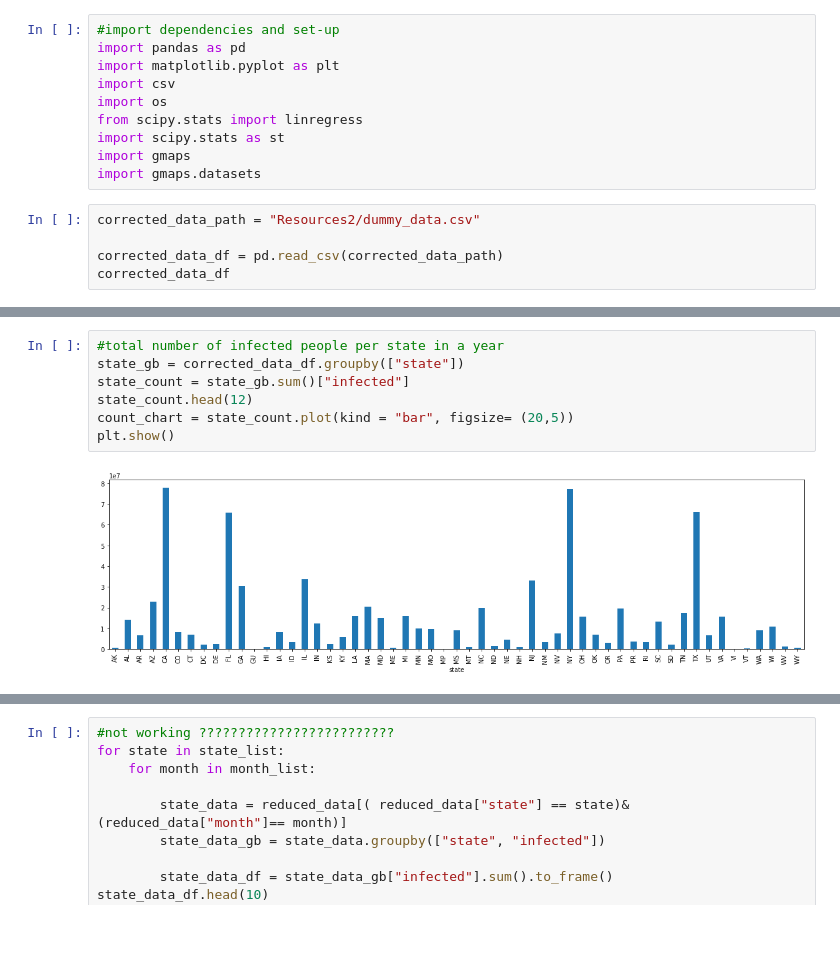
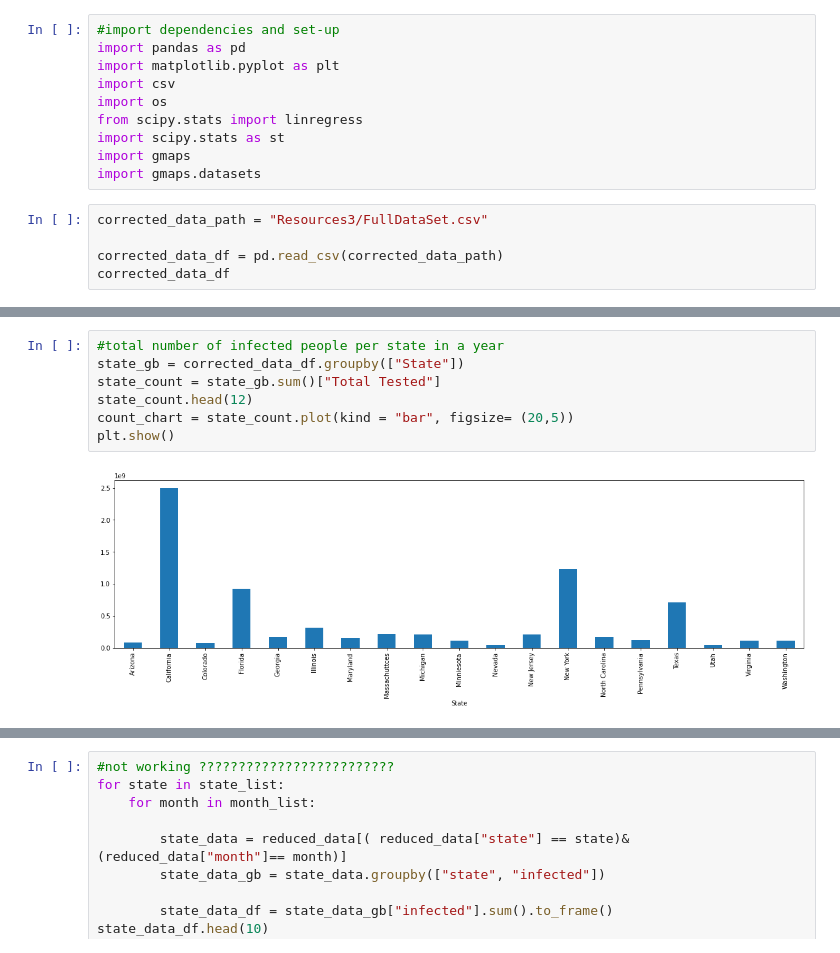
Before and after one commit to MersedehSP/Covid_Analyzer, a Jupyter notebook: graph_msp - Copy.ipynb, the cells around one changed output, grey strips where cells are left out. Saved outputs shown, nothing was run; the diff lists cells and outputs as text.

```diff
--- a/graph_msp - Copy.ipynb
+++ b/graph_msp - Copy.ipynb
@@ -9,7 +9,7 @@ import scipy.stats as st
 import gmaps
 import gmaps.datasets
 # %%
-corrected_data_path = "Resources2/dummy_data.csv"
+corrected_data_path = "Resources3/FullDataSet.csv"
 
 corrected_data_df = pd.read_csv(corrected_data_path)
 corrected_data_df
@@ -40,10 +40,10 @@ Text(0, 0.5, 'Counts')
 # %%
 #total number of infected people per state in a year
-state_gb = corrected_data_df.groupby(["state"])
-state_count = state_gb.sum()["infected"]
+state_gb = corrected_data_df.groupby(["State"])
+state_count = state_gb.sum()["Total Tested"]
 state_count.head(12)
 count_chart = state_count.plot(kind = "bar", figsize= (20,5))
 plt.show()
 # %% [output]
-[figure, old version]
+[figure, new version]
 # %%
```
Also changed, not shown: parts of 8 cells of this notebook, 1 other file.
